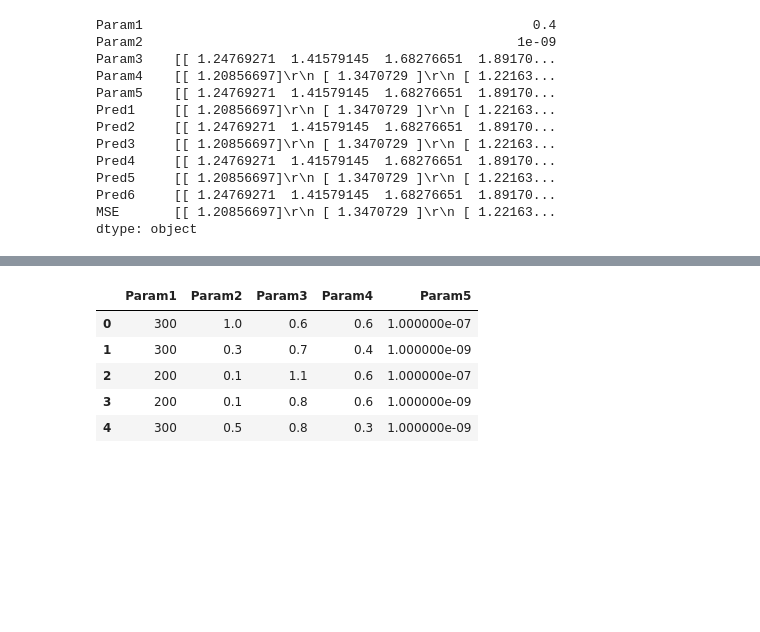
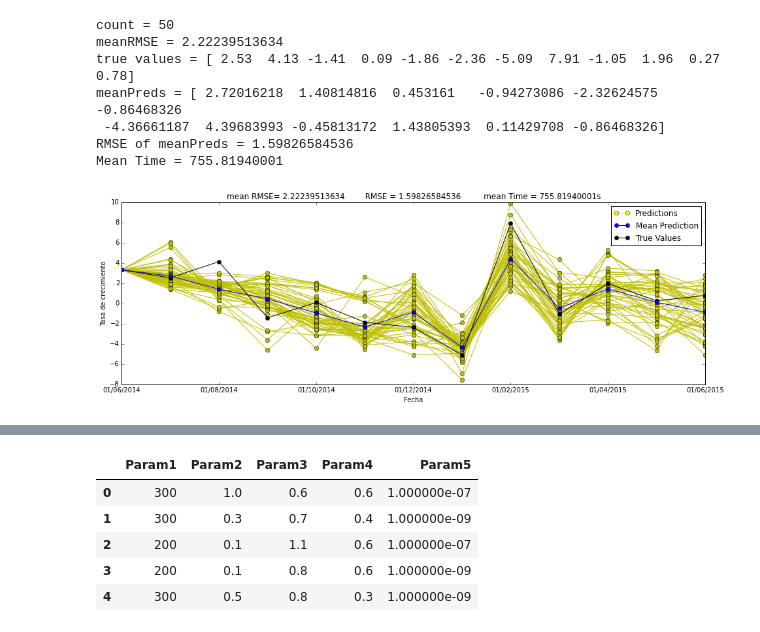
Before and after one commit to Ark93/AnnEchoState, a Jupyter notebook: DataAnalisis.ipynb, the cells around one changed output, grey strips where cells are left out. Saved outputs shown, nothing was run; the diff lists cells and outputs as text; code cells hidden in the pictures; blank space fills up the shorter version.

```diff
--- a/DataAnalisis.ipynb
+++ b/DataAnalisis.ipynb
@@ -136,3 +338,22 @@ def analyze_Val(predictions,TS,anotattion=False):
         print "meanPreds = " + (str)(meanPred.values)
         print "RMSE of meanPreds = " + (str)(RMSE)
         print "Mean Time = " + (str)(meanTime)
+# %%
+def analyze_Val2(predictions,TS,anotattion=False):
+    predictions['RMSE'] = predictions['MSE'].apply(lambda x :  np.sqrt(x))
+    MeanRMSE = predictions['RMSE'].mean()
+    preds = ['Pred1','Pred2','Pred3','Pred4','Pred5','Pred12','Pred7','Pred8','Pred9','Pred10','Pred11','Pred12']
+    params = ['Param1','Param2','Param3','Param4','Param5']
+    meanPred = np.mean(predictions[preds])
+    upperBound = meanPred + MeanRMSE
+    lowerBound = meanPred - MeanRMSE
+    RMSE = np.sqrt(np.mean((TS[-18:-6].values-meanPred)**2))
+    meanTime = predictions['Time'].mean()
+    plot_ValSolutions2(predictions[preds].as_matrix(),meanPred.as_matrix(),TS,MeanRMSE,RMSE,upperBound.as_matrix(),lowerBound.as_matrix(), meanTime)
+    if(anotattion):
+        print "count = " + (str)(len(predictions))
+        print "meanRMSE = " + (str)(MeanRMSE)
+        print "true values = " + (str)(TS[-18:-6].values)
+        print "meanPreds = " + (str)(meanPred.values)
+        print "RMSE of meanPreds = " + (str)(RMSE)
+        print "Mean Time = " + (str)(meanTime)
@@ -188,16 +480,13 @@ RMSE of meanPreds = 2.82724051607
-# %%
-test_predictions.min()
-# %% [output]
-Param1                                                  0.4
-Param2                                                1e-09
-Param3    [[ 1.24769271  1.41579145  1.68276651  1.89170...
-Param4    [[ 1.20856697]\r\n [ 1.3470729 ]\r\n [ 1.22163...
-Param5    [[ 1.24769271  1.41579145  1.68276651  1.89170...
-Pred1     [[ 1.20856697]\r\n [ 1.3470729 ]\r\n [ 1.22163...
-Pred2     [[ 1.24769271  1.41579145  1.68276651  1.89170...
-Pred3     [[ 1.20856697]\r\n [ 1.3470729 ]\r\n [ 1.22163...
-Pred4     [[ 1.24769271  1.41579145  1.68276651  1.89170...
-Pred5     [[ 1.20856697]\r\n [ 1.3470729 ]\r\n [ 1.22163...
-Pred6     [[ 1.24769271  1.41579145  1.68276651  1.89170...
-MSE       [[ 1.20856697]\r\n [ 1.3470729 ]\r\n [ 1.22163...
-dtype: object
+# %%
+predictions = pd.read_csv("Results/iteraciones/Validation_predicions_2015_2.csv" )
+# %%
+analyze_Val2(predictions,TS,True)
+# %% [output]
+count = 50
+meanRMSE = 2.22239513634
+true values = [ 2.53  4.13 -1.41  0.09 -1.86 -2.36 -5.09  7.91 -1.05  1.96  0.27  0.78]
+meanPreds = [ 2.72016218  1.40814816  0.453161   -0.94273086 -2.32624575 -0.86468326
+ -4.36661187  4.39683993 -0.45813172  1.43805393  0.11429708 -0.86468326]
+RMSE of meanPreds = 1.59826584536
+Mean Time = 755.81940001
+[figure, added]
```
Also changed, not shown: parts of 24 cells of this notebook, 1 other file.
